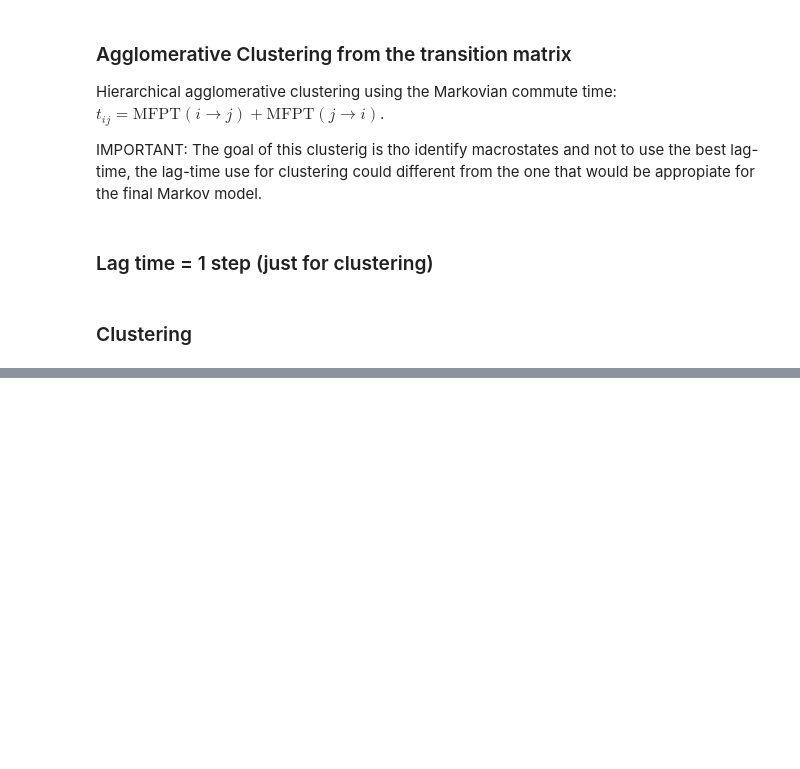
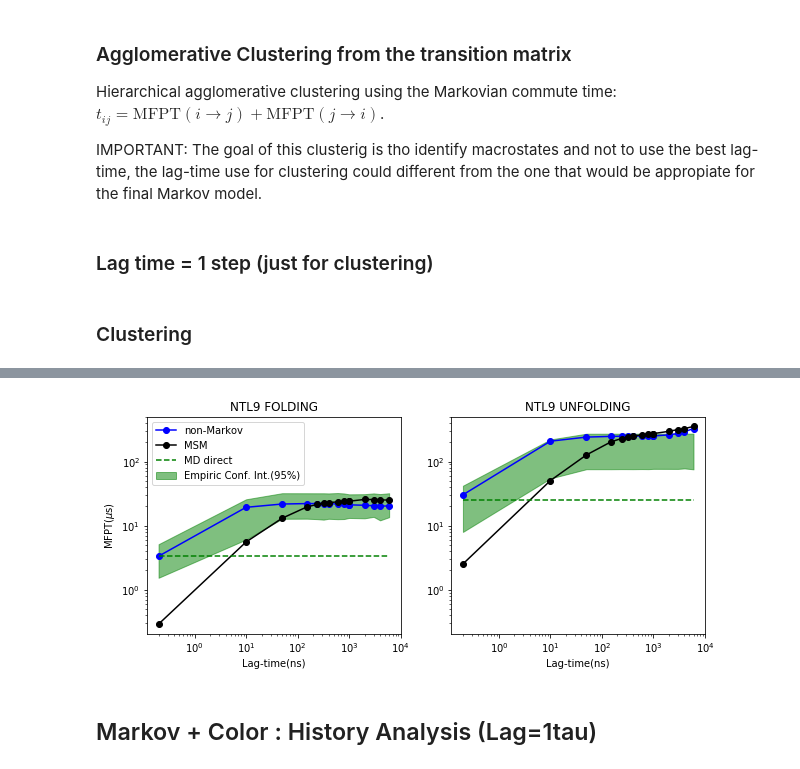
Before and after one commit to choderalab/msm-mfpt, a Jupyter notebook: models/NTL9_model_mindist-ernesto.ipynb, the cells around one changed output, grey strips where cells are left out. Drawn from its saved outputs; the diff is of its cells as text; code cells hidden in the pictures; blank space fills up the shorter version.

```diff
--- a/models/NTL9_model_mindist-ernesto.ipynb
+++ b/models/NTL9_model_mindist-ernesto.ipynb
@@ -381,8 +382,8 @@ t_cut: 3384.80ns, t_min: 3409.03ns, t_max: 5.69e+05ns, tAB: 0.00ns
 # %%
 dt = 0.0002 # in micro-sec
 
-stateA = big_clusters_list[2][1]  #Folded
-stateB = big_clusters_list[2][0]   #Unfolded
+stateA = big_clusters_list[4][1]  #Folded
+stateB = big_clusters_list[4][0]   #Unfolded
 
 
 lag_to_use = np.asarray(list(lags[0::2]) + [5000, 10000, 15000, 20000, 30000])
@@ -415,0 +493,49 @@ Number of A->B/B->A  events: 61/62
+# %%
+lag_to_use_ns = np.array(lag_to_use) * 0.2
+
+empirical_mfptAB_max = np.array(empirical_mfptsAB) + 2*np.array(std_errAB)
+empirical_mfptAB_min = np.array(empirical_mfptsAB) - 2*np.array(std_errAB)
+
+empirical_mfptBA_max = np.array(empirical_mfptsBA) + 2*np.array(std_errBA)
+empirical_mfptBA_min = np.array(empirical_mfptsBA) - 2*np.array(std_errBA)
+
+
+fig=plt.figure(figsize = (10,4))
+
+ax1 = fig.add_subplot(121)
+ax1.fill_between(lag_to_use_ns, empirical_mfptAB_min, empirical_mfptAB_max,
+                 alpha=0.5, color="green", label="Empiric Conf. Int.(95%)" )
+ax1.plot(lag_to_use_ns, nm_mfptsAB, "-o", label="non-Markov", c='b')
+ax1.plot(lag_to_use_ns, msm_mfptAB, "-o",color='k', label="MSM")
+ax1.plot(lag_to_use_ns, [empirical_mfptsAB[0] for i in lag_to_use_ns], "--", color='green',label='MD direct')
+#ax1.plot(lag_to_use_ns, lag_to_use_ns/nm_model.popA/1000, c='purple')
+ax1.set_xscale("log")
+ax1.set_yscale("log")
+ax1.set_title("NTL9 FOLDING")
+ax1.set_xlabel("Lag-time(ns)")
+ax1.set_ylabel("MFPT($\mu$s)")
+plt.legend(loc='upper left')
+#ax1.set_xlim(0,600)
+
+
+ax2 = fig.add_subplot(122, sharey=ax1)
+ax2.fill_between(lag_to_use_ns, empirical_mfptBA_min, empirical_mfptBA_max,
+                 alpha=0.5, color="green", label="Empiric Conf. Int.(95%)" )
+ax2.plot(lag_to_use_ns, nm_mfptsBA, "-o", label="non-Markov", c='b' )
+ax2.plot(lag_to_use_ns, msm_mfptBA, "-o",color='k', label="MSM")
+#ax2.plot(lag_to_use_ns, lag_to_use_ns/nm_model.popB/1000, color='purple')
+ax2.set_xscale("log")
+ax2.set_yscale("log")
+ax2.set_title("NTL9 UNFOLDING")
+ax2.set_xlabel("Lag-time(ns)")
+#ax2.set_xlim(0,600)
+
+ax2.plot(lag_to_use_ns, [empirical_mfptsBA[0] for i in lag_to_use_ns], "--", color='green', label='MD direct')
+#plt.legend(bbox_to_anchor=(1.05, 1), loc=2, borderaxespad=0.)
+
+
+plt.show()
+# %% [output]
+[figure, added]
+# %% [markdown]
+## Markov + Color : History Analysis (Lag=1tau)
```
Also changed, not shown: parts of 27 cells of this notebook.
